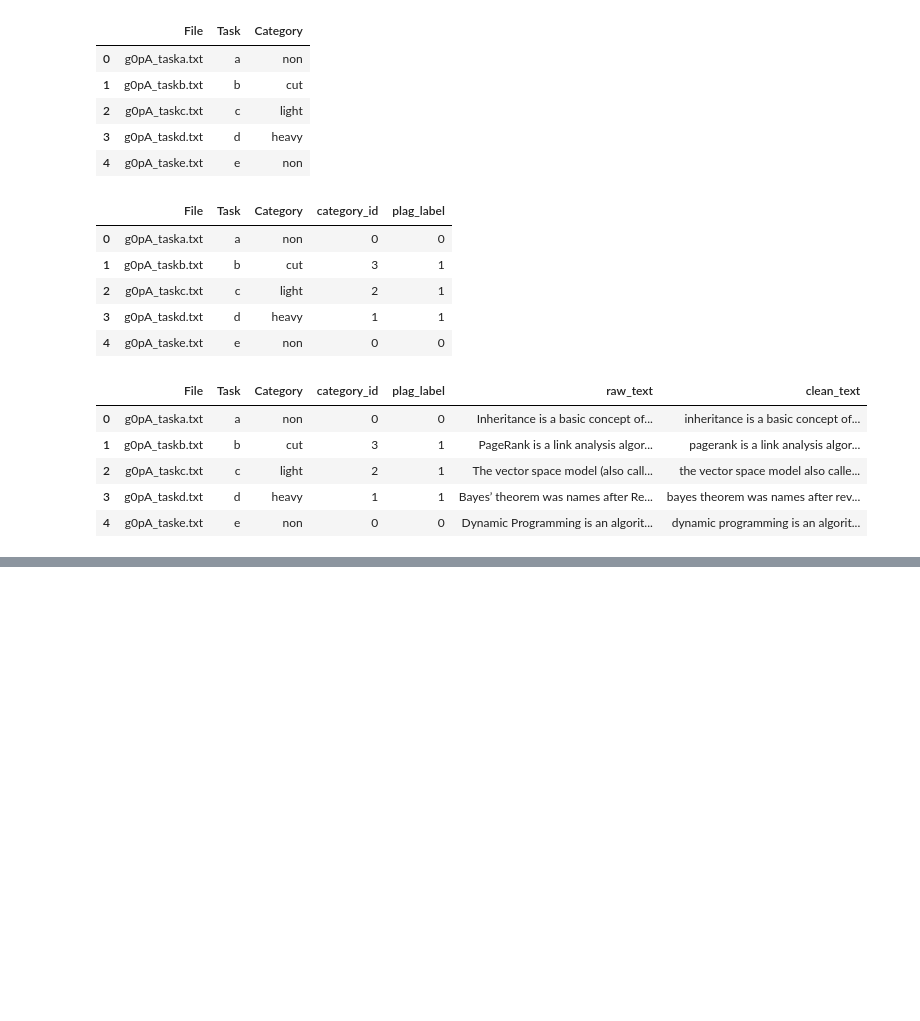
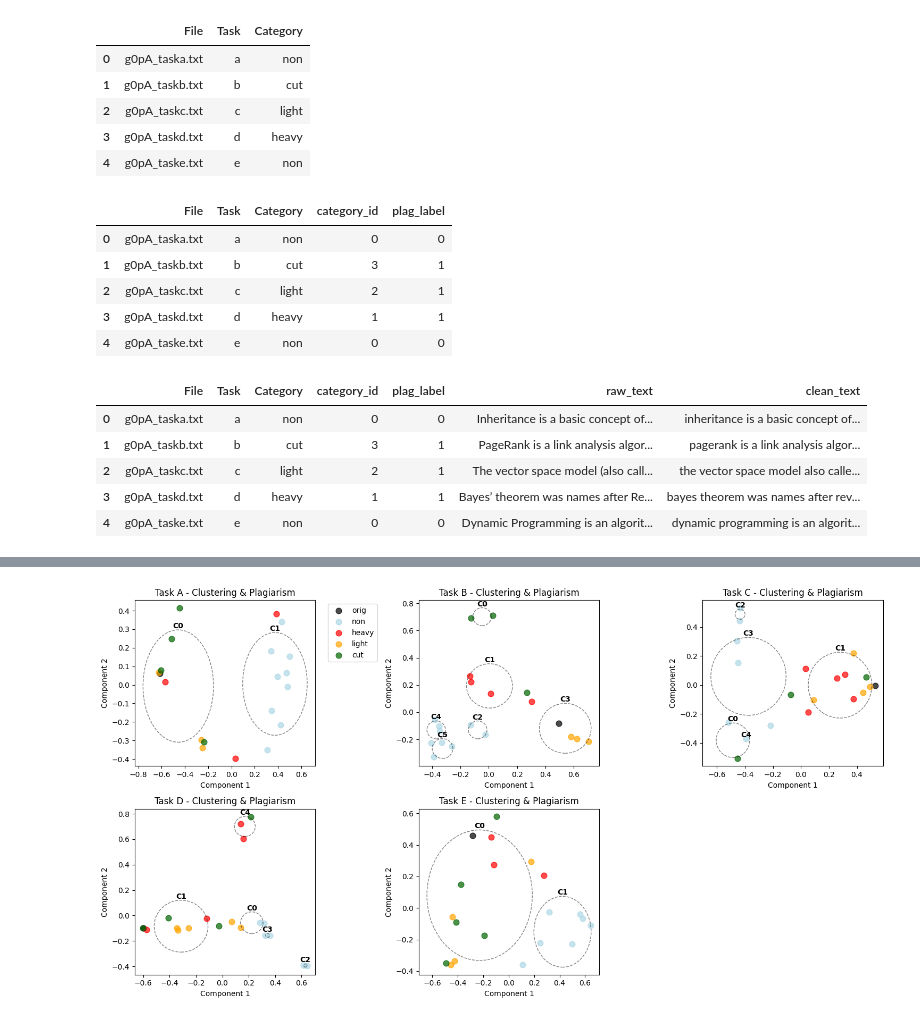
Before and after one commit to SnehilSinha/Computational-Tools-for-Data-Science-Group-27, a Jupyter notebook: Plagiarism Detection/PreProcess.ipynb, the cells around one changed output, grey strips where cells are left out. Drawn from its saved outputs; the diff is of its cells as text; code cells hidden in the pictures; blank space fills up the shorter version.

```diff
--- a/Plagiarism Detection/PreProcess.ipynb
+++ b/Plagiarism Detection/PreProcess.ipynb
@@ -86,0 +691,95 @@ summary_data.head()
+# %%
+# Visualize task-specific clustering results
+def visualize_task_clustering(task_dfs, method='tfidf'):
+    """Visualize clustering results for each task"""
+
+    n_tasks = len(task_dfs)
+    if n_tasks == 0:
+        return
+
+    # Calculate layout
+    cols = min(3, n_tasks)
+    rows = (n_tasks + cols - 1) // cols
+
+    fig, axes = plt.subplots(rows, cols, figsize=(5*cols, 4*rows))
+    if n_tasks == 1:
+        axes = [axes]
+    elif rows == 1:
+        axes = axes.reshape(1, -1)
+
+    axes_flat = axes.flatten() if n_tasks > 1 else axes
+
+    plag_colors = {'orig': 'black', 'non': 'lightblue', 'heavy': 'red', 'light': 'orange', 'cut': 'darkgreen'}
+
+    for idx, task_df in enumerate(task_dfs):
+        if idx >= len(axes_flat):
+            break
+
+        ax = axes_flat[idx]
+        task_name = task_df['Task'].iloc[0]
+
+        # Create simple 2D projection using PCA if we have enough features
+        if method == 'tfidf' and len(task_df) > 1:
+            # Recreate TF-IDF for this task
+            task_vectorizer = TfidfVectorizer(
+                max_features=200, stop_words='english', min_df=1, max_df=0.8
+            )
+            tfidf_task = task_vectorizer.fit_transform(task_df['clean_text']).toarray()
+
+            if tfidf_task.shape[1] >= 2:
+                pca_task = PCA(n_components=2, random_state=42)
+                coords = pca_task.fit_transform(tfidf_task)
+            else:
+                # Fallback: just use first feature and add noise
+                coords = np.column_stack([
+                    tfidf_task[:, 0] if tfidf_task.shape[1] > 0 else np.zeros(len(task_df)),
+                    np.random.normal(0, 0.1, len(task_df))
+                ])
+        else:
+            # Fallback: random coordinates for visualization
+            coords = np.random.normal(0, 1, (len(task_df), 2))
+
+        # Plot points colored by category
+        for category, color in plag_colors.items():
+            mask = task_df['Category'] == category
+            if mask.sum() > 0:
+                ax.scatter(coords[mask, 0], coords[mask, 1],
+                          c=color, label=category, alpha=0.7, s=60)
+
+        # Plot cluster boundaries (draw circles around clusters)
+        if 'task_cluster' in task_df.columns:
+            for cluster_id in task_df['task_cluster'].unique():
+                cluster_mask = task_df['task_cluster'] == cluster_id
+                cluster_coords = coords[cluster_mask]
+                if len(cluster_coords) > 0:
+                    # Draw circle around cluster
+                    center = cluster_coords.mean(axis=0)
+                    radius = np.std(cluster_coords, axis=0).mean() * 1.5
+                    circle = plt.Circle(center, radius, fill=False, linestyle='--', alpha=0.5)
+                    ax.add_patch(circle)
+
+                    # Label cluster
+                    ax.text(center[0], center[1] + radius, f'C{cluster_id}',
+                           ha='center', va='bottom', fontsize=10, fontweight='bold')
+
+        ax.set_title(f'Task {task_name.upper()} - Clustering & Plagiarism')
+        ax.set_xlabel('Component 1')
+        ax.set_ylabel('Component 2')
+
+        if idx == 0:  # Only show legend on first plot
+            ax.legend(bbox_to_anchor=(1.05, 1), loc='upper left')
+
+    # Hide empty subplots
+    for idx in range(n_tasks, len(axes_flat)):
+        axes_flat[idx].set_visible(False)
+
+    plt.tight_layout()
+    plt.show()
+
+# Visualize the results
+if all_task_dataframes:
+    print("\n" + "="*60)
+    print("VISUALIZATION OF TASK-SPECIFIC CLUSTERING")
+    print("="*60)
+    visualize_task_clustering(all_task_dataframes, method='tfidf')
+# %% [output]
@@ -86,0 +789 @@ summary_data.head()
+[figure, added]
```
Also changed, not shown: parts of 33 cells of this notebook, 5 other files.
